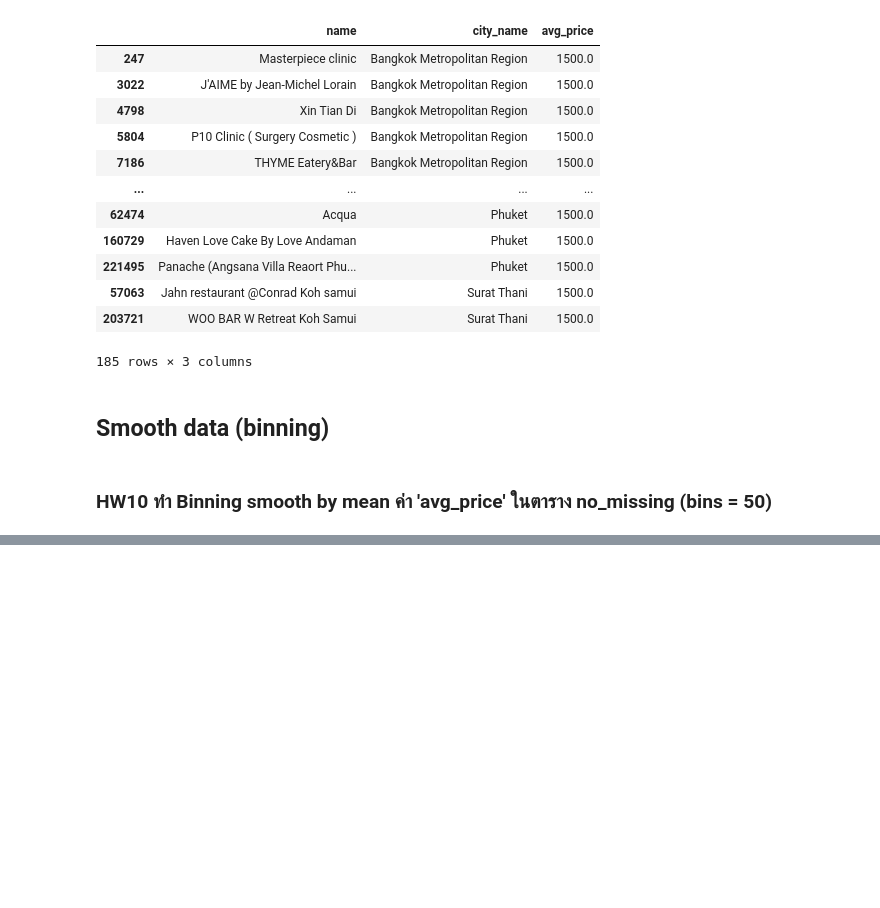
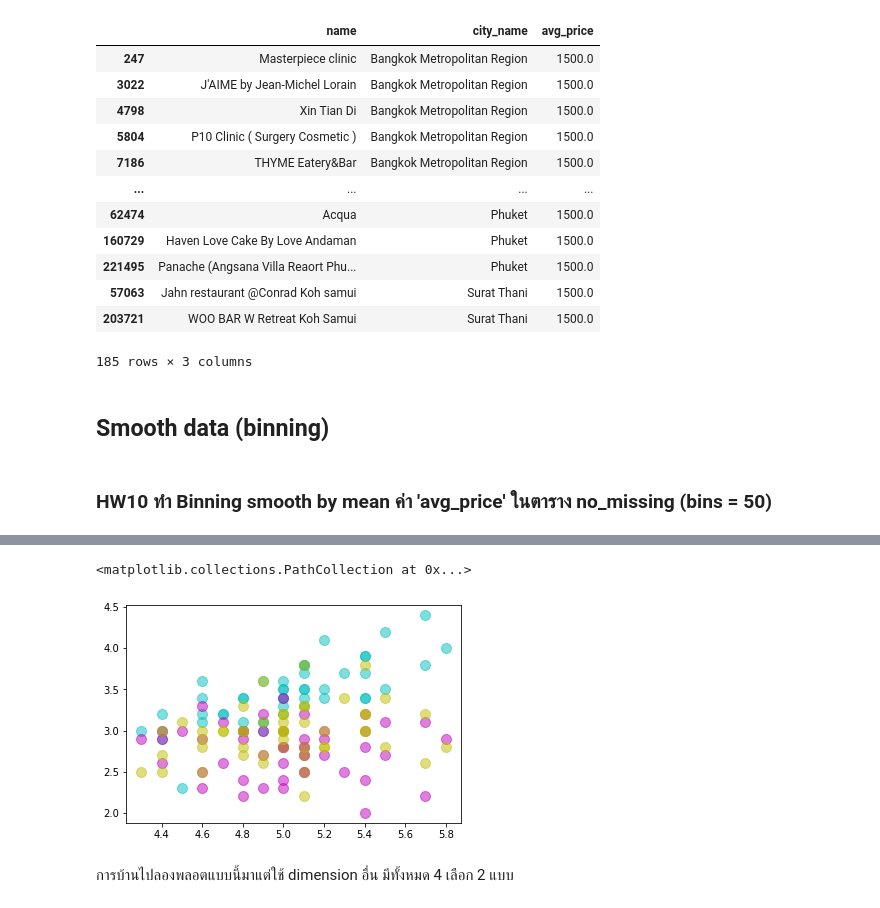
Before and after one commit to Adibank/DPDM, a Jupyter notebook: Pandas_and_Data_Preprocessing_101.ipynb, the cells around one changed output, grey strips where cells are left out. Saved outputs shown, nothing was run; the diff lists cells and outputs as text; code cells hidden in the pictures; blank space fills up the shorter version.

```diff
--- a/Pandas_and_Data_Preprocessing_101.ipynb
+++ b/Pandas_and_Data_Preprocessing_101.ipynb
@@ -512,0 +701,2 @@ no_missing[index_list]
+# %%
+iris_data = datasets.load_iris()
@@ -512,0 +733,9 @@ no_missing[index_list]
+# %%
+plt.scatter(iris_data['data'][:50,0],iris_data['data'][:50,1],s=100,c='c',alpha=0.5)
+plt.scatter(iris_data['data'][:50,0],iris_data['data'][50:100,1],s=100,c='m',alpha=0.5)
+plt.scatter(iris_data['data'][:50,0],iris_data['data'][100:150,1],s=100,c='y',alpha=0.5)
+# %% [output]
+<matplotlib.collections.PathCollection at 0x...>
+[figure, added]
+# %% [markdown]
+การบ้านไปลองพลอตแบบนี้มาแต่ใช้ dimension อื่น มีทั้งหมด 4 เลือก 2 แบบ
```
Also changed, not shown: parts of 32 cells of this notebook.
